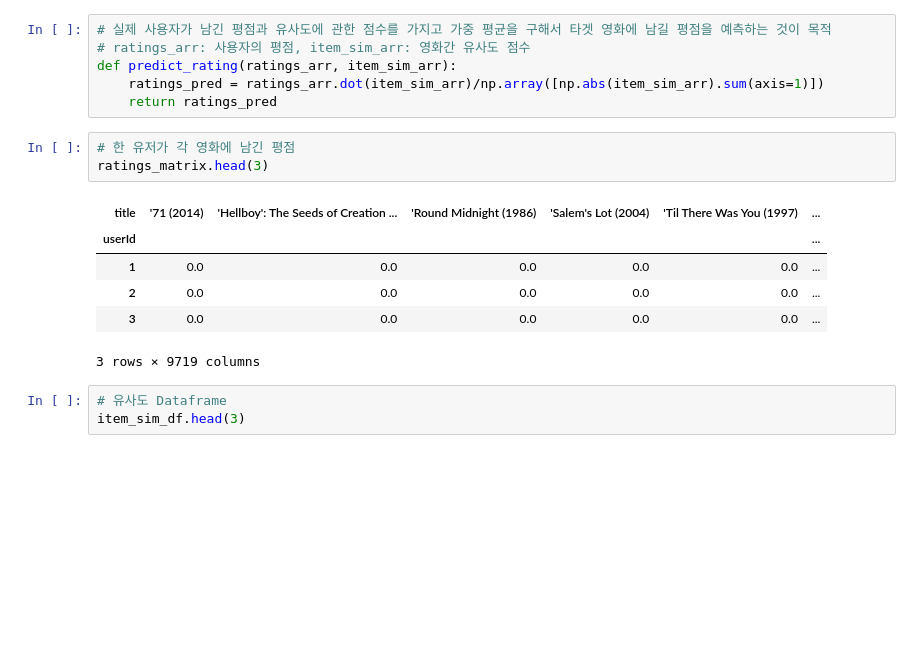
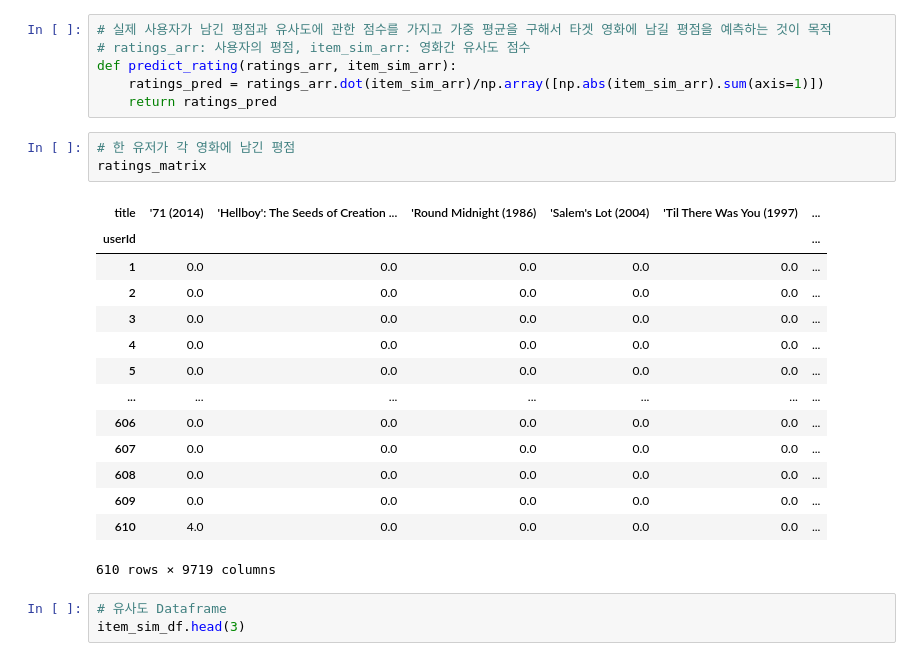
Before and after one commit to minglet/ML_study, a Jupyter notebook: perfect_ml/chap9/item_kn_filtering.ipynb, the cells around one changed output. Saved outputs shown, nothing was run; the diff lists cells and outputs as text; blank space fills up the shorter version.

```diff
--- a/perfect_ml/chap9/item_kn_filtering.ipynb
+++ b/perfect_ml/chap9/item_kn_filtering.ipynb
@@ -121,14 +121,22 @@ def predict_rating(ratings_arr, item_sim_arr):
     return ratings_pred
 # %%
 # 한 유저가 각 영화에 남긴 평점
-ratings_matrix.head(3)
+ratings_matrix
 # %% [output]
 | title | '71 (2014) | 'Hellboy': The Seeds of Creation ... | 'Round Midnight (1986) | 'Salem's Lot (2004) | 'Til There Was You (1997) | ... |
 | userId |  |  |  |  |  | ... |
 | 1 | 0.0 | 0.0 | 0.0 | 0.0 | 0.0 | ... |
 | 2 | 0.0 | 0.0 | 0.0 | 0.0 | 0.0 | ... |
 | 3 | 0.0 | 0.0 | 0.0 | 0.0 | 0.0 | ... |
+| 4 | 0.0 | 0.0 | 0.0 | 0.0 | 0.0 | ... |
+| 5 | 0.0 | 0.0 | 0.0 | 0.0 | 0.0 | ... |
+| ... | ... | ... | ... | ... | ... | ... |
+| 606 | 0.0 | 0.0 | 0.0 | 0.0 | 0.0 | ... |
+| 607 | 0.0 | 0.0 | 0.0 | 0.0 | 0.0 | ... |
+| 608 | 0.0 | 0.0 | 0.0 | 0.0 | 0.0 | ... |
+| 609 | 0.0 | 0.0 | 0.0 | 0.0 | 0.0 | ... |
+| 610 | 4.0 | 0.0 | 0.0 | 0.0 | 0.0 | ... |
-3 rows × 9719 columns
+610 rows × 9719 columns
 # %%
 # 유사도 Dataframe
 item_sim_df.head(3)
```
Also changed, not shown: parts of 7 cells of this notebook.
